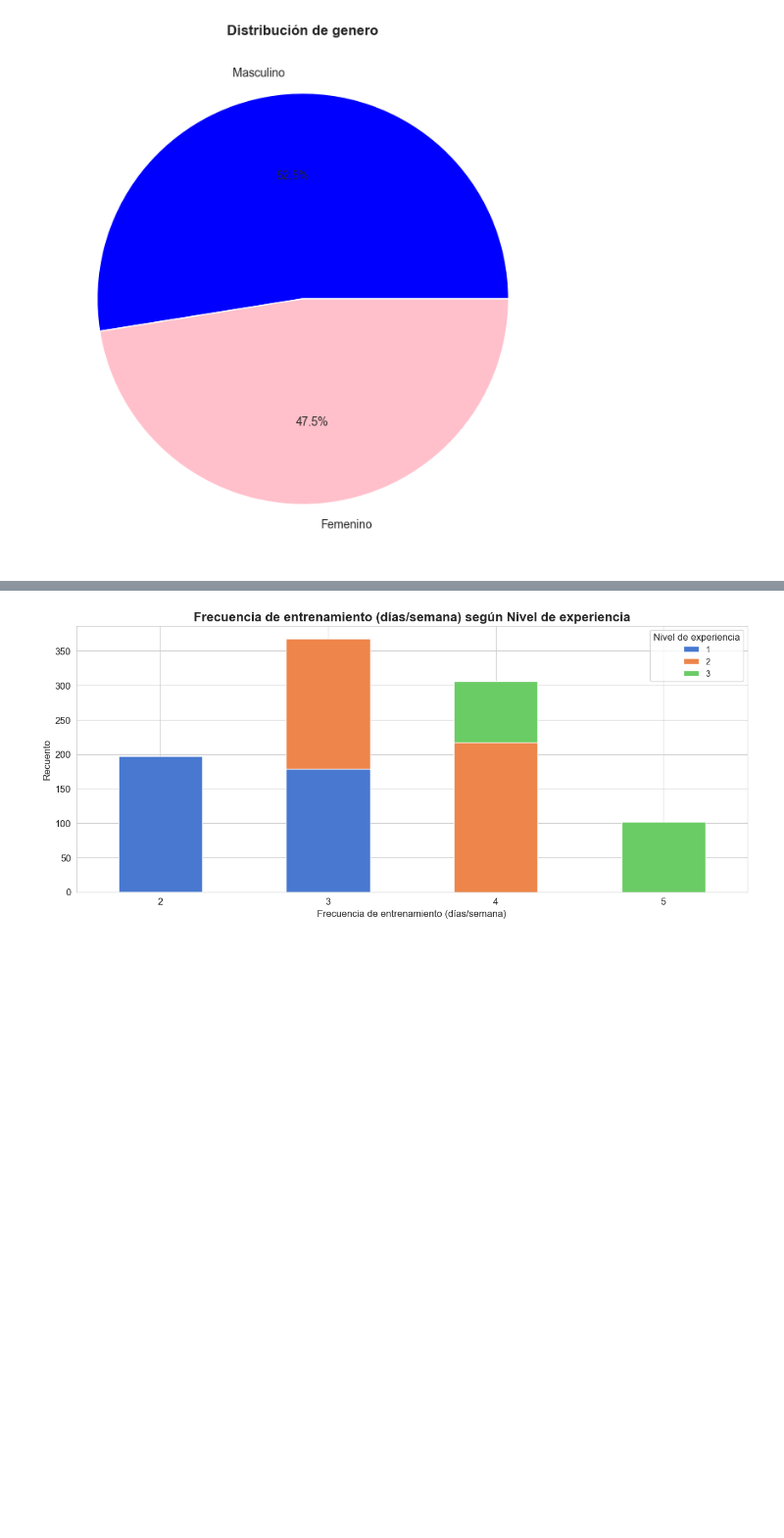
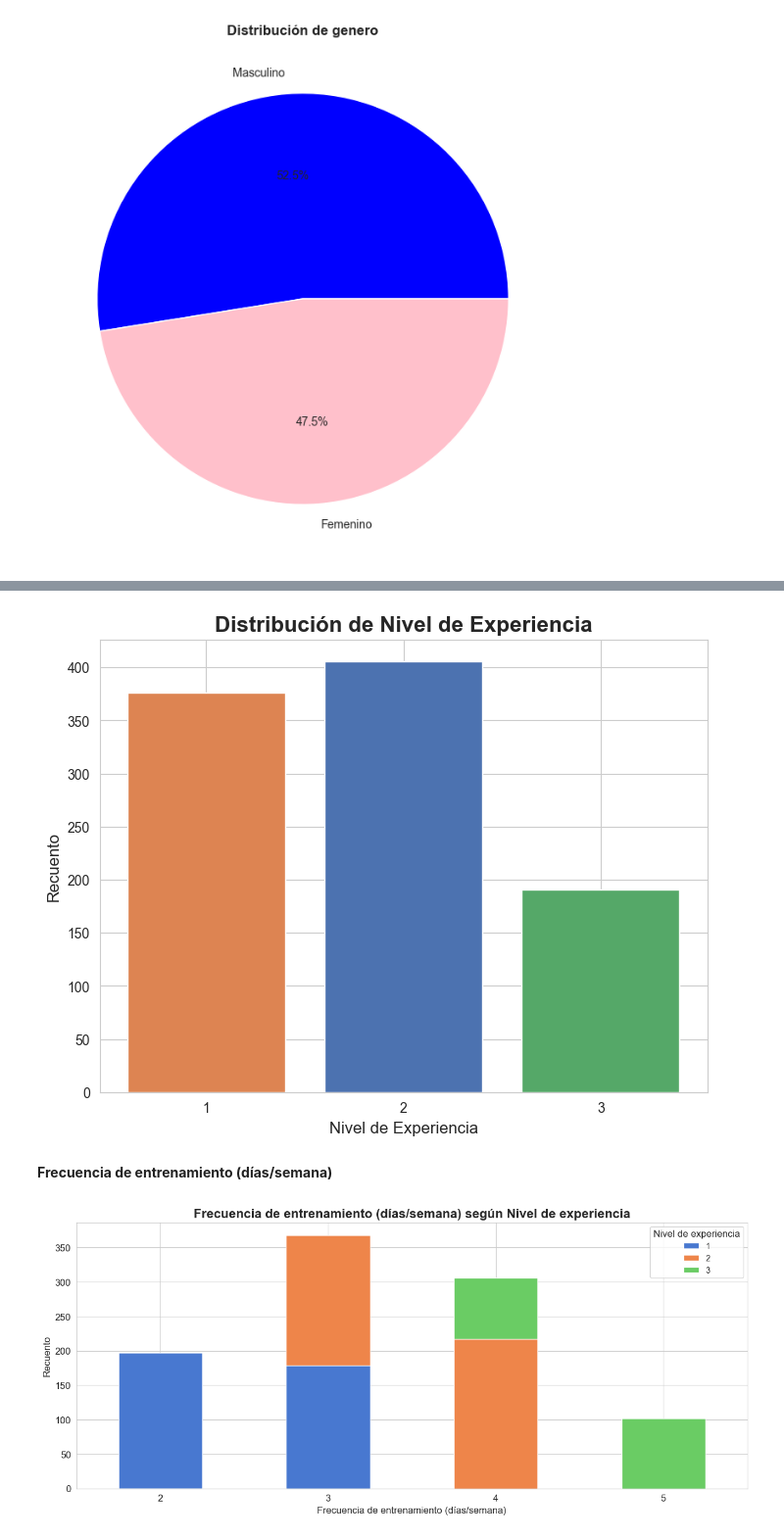
Before and after one commit to juancruzana/ExpGymMembers, a Jupyter notebook: EDA.ipynb, the cells around one changed output, grey strips where cells are left out. Shown at 98% size. Saved outputs shown, nothing was run; the diff lists cells and outputs as text; code cells hidden in the pictures; blank space fills up the shorter version.

```diff
--- a/EDA.ipynb
+++ b/EDA.ipynb
@@ -286,3 +299,20 @@ plt.show()
+# %%
+nivel_experiencia_counts = df['Nivel_Experiencia'].value_counts()
+
+plt.figure(figsize=(8, 6))
+
+bars = plt.bar(nivel_experiencia_counts.index, nivel_experiencia_counts.values, color=colors)
+
+plt.title('Distribución de Nivel de Experiencia', fontsize=16, weight='bold')
+plt.xlabel('Nivel de Experiencia', fontsize=12)
+plt.ylabel('Recuento', fontsize=12)
+plt.xticks([1, 2, 3])
+
+plt.show()
+# %% [output]
+[figure, added]
+# %% [markdown]
+**Frecuencia de entrenamiento (días/semana)**
 # %%
 # Contar la frecuencia de 'Workout_Frequency (days/week)' y 'Experience_Level'
 stacked_data = df.groupby(['Freq_Entrenamiento (días/semana)', 'Nivel_Experiencia']).size().unstack(fill_value=0)
```
Also changed, not shown: parts of 39 cells of this notebook.
